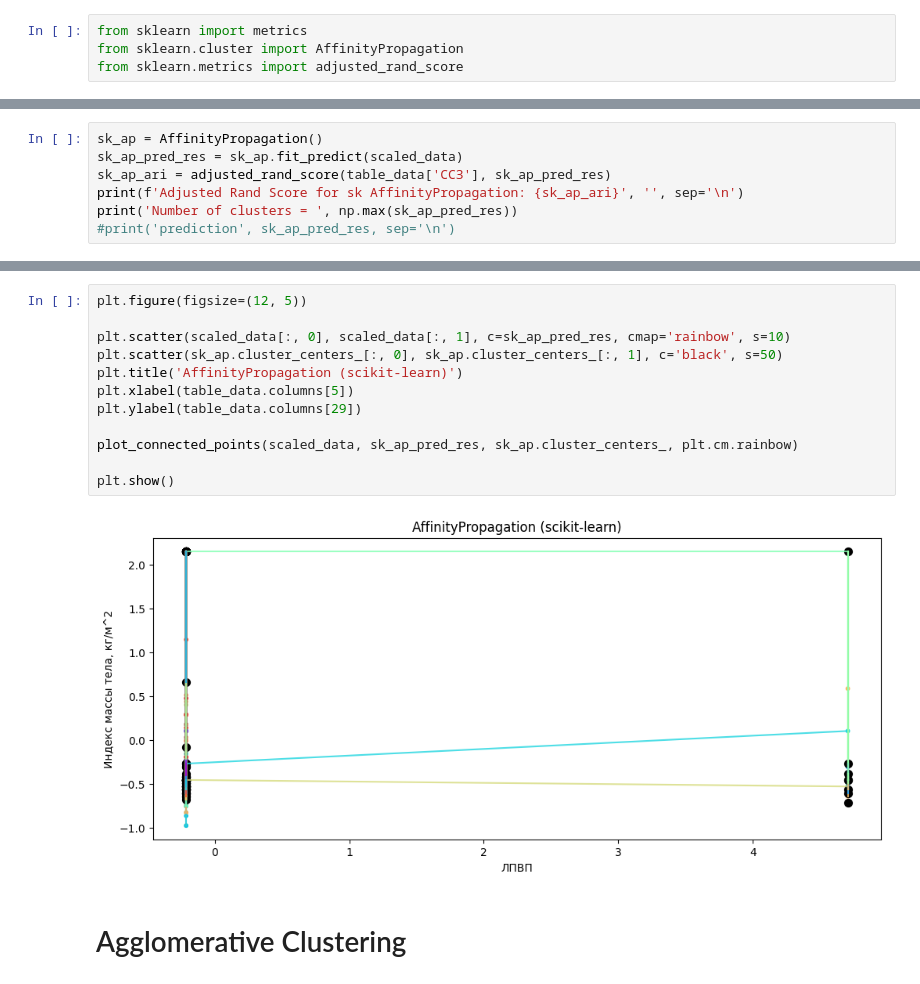
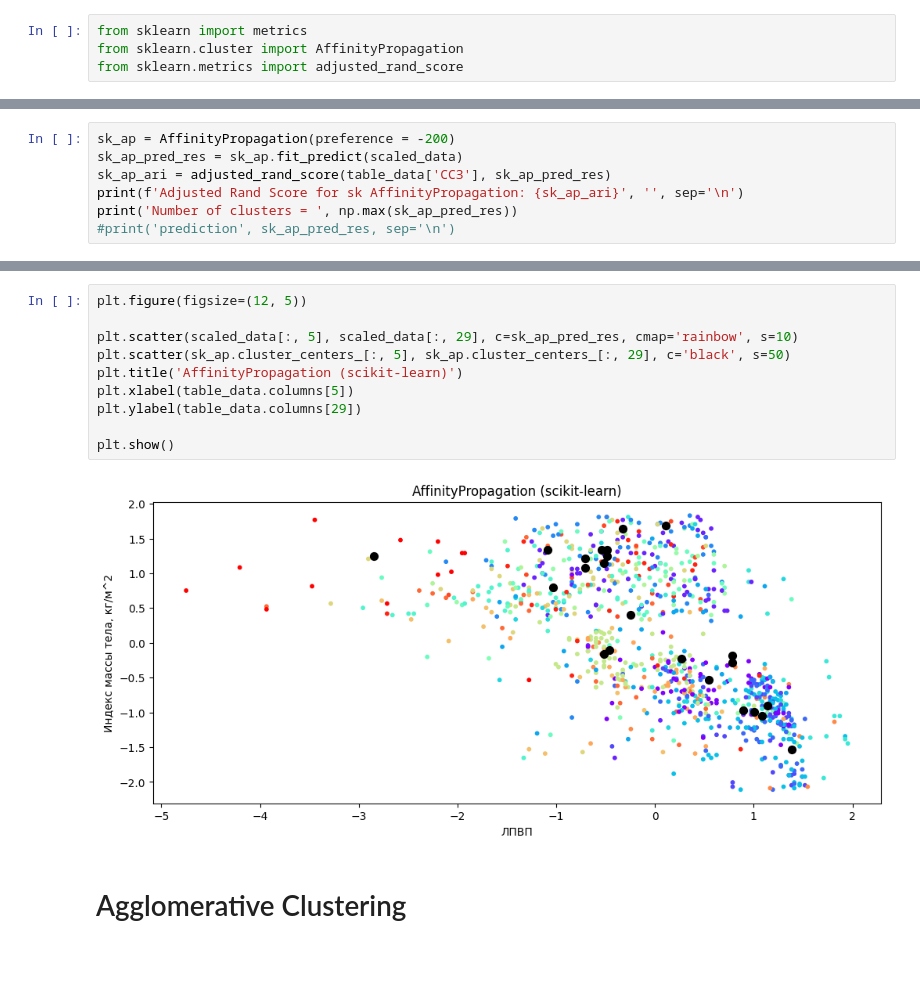
Before and after one commit to AI-is-out-there/2025-biomed-upskill, a Jupyter notebook: Обучение без учителя (кластеризация, PCA).ipynb, the cells around one changed output, grey strips where cells are left out. Drawn from its saved outputs; the diff is of its cells as text.

```diff
--- a/Обучение без учителя (кластеризация, PCA).ipynb
+++ b/Обучение без учителя (кластеризация, PCA).ipynb
@@ -416,5 +450,5 @@ def plot_connected_points(X, labels, centers, cmap):
 # %%
-sk_ap = AffinityPropagation()
+sk_ap = AffinityPropagation(preference = -200)
 sk_ap_pred_res = sk_ap.fit_predict(scaled_data)
 sk_ap_ari = adjusted_rand_score(table_data['ССЗ'], sk_ap_pred_res)
 print(f'Adjusted Rand Score for sk AffinityPropagation: {sk_ap_ari}', '', sep='\n')
@@ -427,17 +465,15 @@ Number of clusters =  78
 # %%
 plt.figure(figsize=(12, 5))
 
-plt.scatter(scaled_data[:, 0], scaled_data[:, 1], c=sk_ap_pred_res, cmap='rainbow', s=10)
-plt.scatter(sk_ap.cluster_centers_[:, 0], sk_ap.cluster_centers_[:, 1], c='black', s=50)
+plt.scatter(scaled_data[:, 5], scaled_data[:, 29], c=sk_ap_pred_res, cmap='rainbow', s=10)
+plt.scatter(sk_ap.cluster_centers_[:, 5], sk_ap.cluster_centers_[:, 29], c='black', s=50)
 plt.title('AffinityPropagation (scikit-learn)')
 plt.xlabel(table_data.columns[5])
 plt.ylabel(table_data.columns[29])
 
-plot_connected_points(scaled_data, sk_ap_pred_res, sk_ap.cluster_centers_, plt.cm.rainbow)
-
 plt.show()
 # %% [output]
-[figure, old version]
+[figure, new version]
 # %% [markdown]
 # Agglomerative Clustering
 # %%
```
Also changed, not shown: parts of 33 cells of this notebook.
